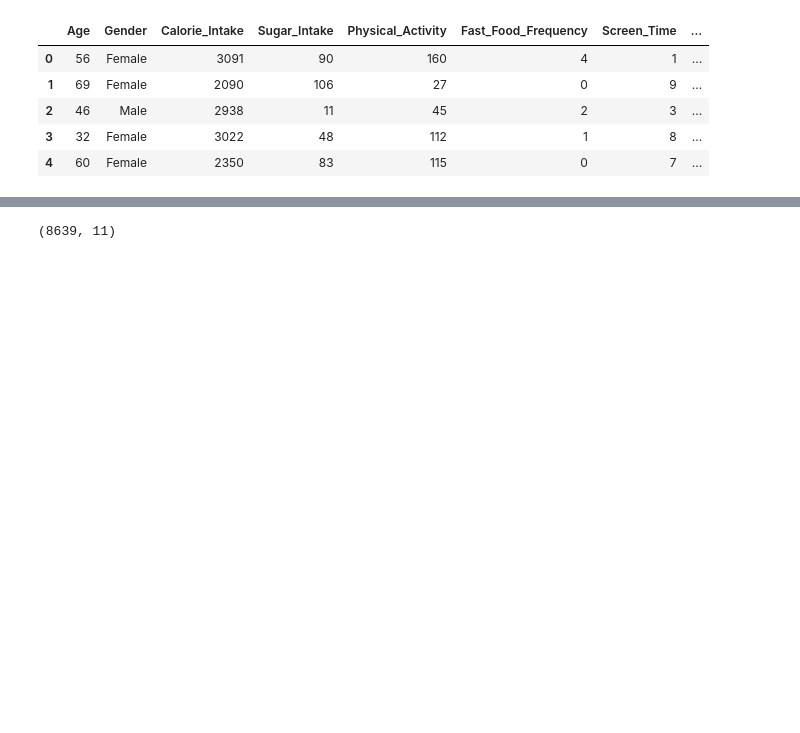
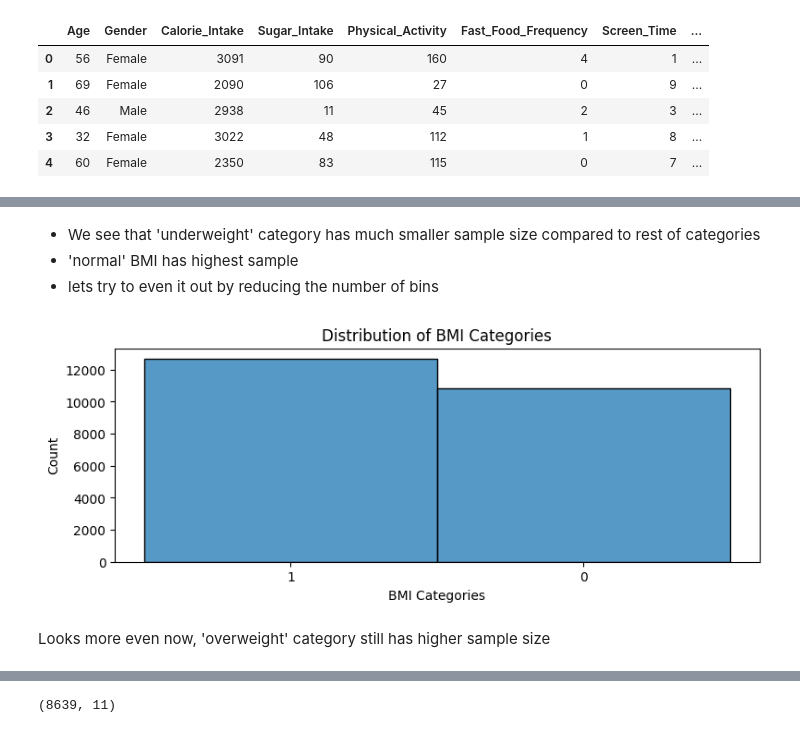
Before and after one commit to Jinyu-Luo/CHL5230, a Jupyter notebook: Datathon_1_BMI_Lily_Edit.ipynb, the cells around one changed output, grey strips where cells are left out. Saved outputs shown, nothing was run; the diff lists cells and outputs as text; code cells hidden in the pictures; blank space fills up the shorter version.

```diff
--- a/Datathon_1_BMI_Lily_Edit.ipynb
+++ b/Datathon_1_BMI_Lily_Edit.ipynb
@@ -185,3 +158,29 @@ fig_box.show()
+# %% [markdown]
+- We see that 'underweight' category has much smaller sample size compared to rest of categories
+- 'normal' BMI has highest sample
+- lets try to even it out by reducing the number of bins
+# %%
+# Re-coding BMI into 2 bins
+def bmi_categorize(bmi):
+  if bmi < 25:
+    return '0' # underweight and normal
+  else:
+    return '1' # obese/overwight, high risk
+
+data['BMI_Cat'] = data["BMI"].apply(bmi_categorize)
+data.head()
+
+# looking at distribution of BMI
+plt.figure(figsize=(9,3))
+sns.histplot(data["BMI_Cat"], bins = 2, kde=False)
+plt.title('Distribution of BMI Categories')
+plt.xlabel('BMI Categories')
+plt.ylabel("Count")
+plt.show()
+# %% [output]
+[figure, added]
+# %% [markdown]
+Looks more even now, 'overweight' category still has higher sample size
 # %%
 # Group dataset by Gender
 
```
Also changed, not shown: parts of 12 cells of this notebook.
